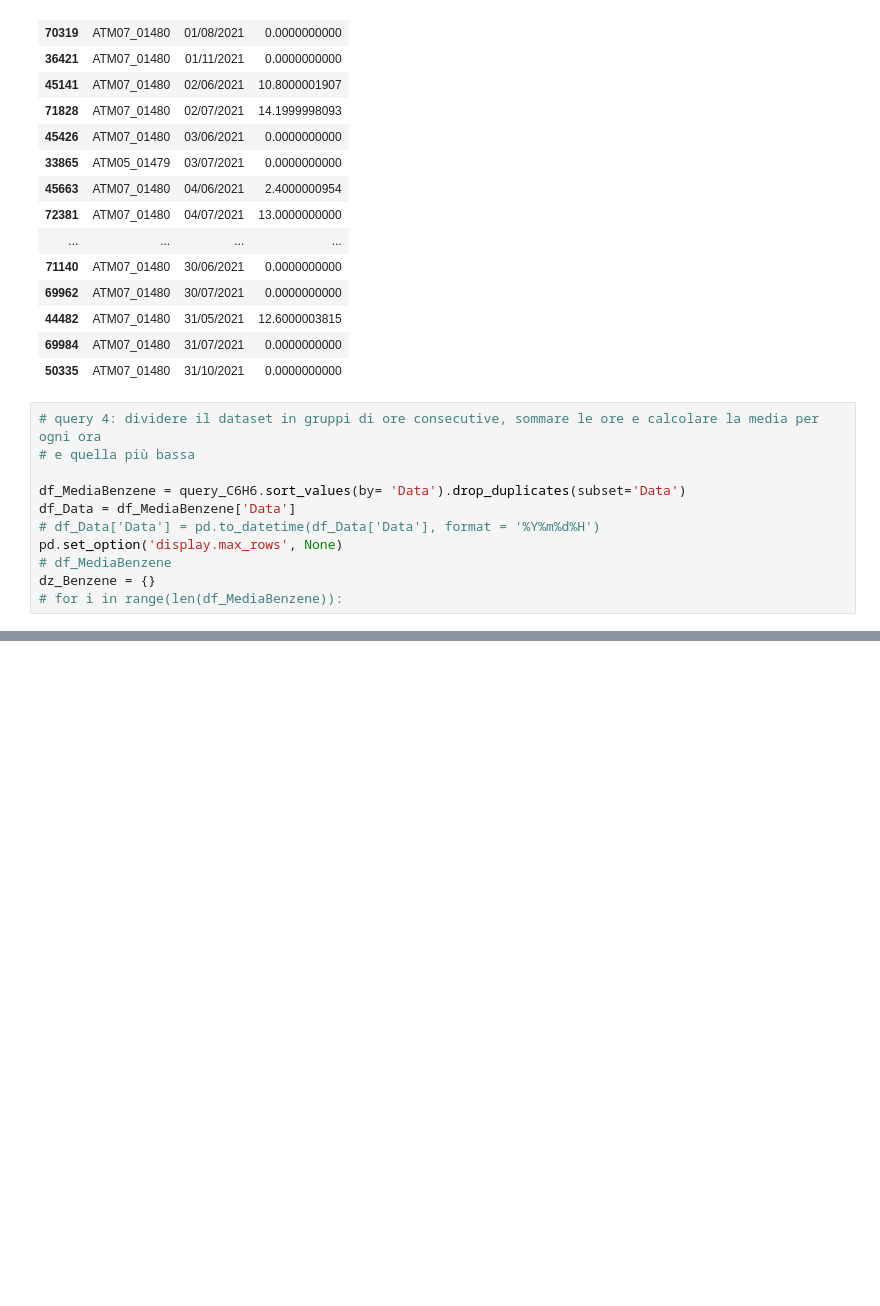
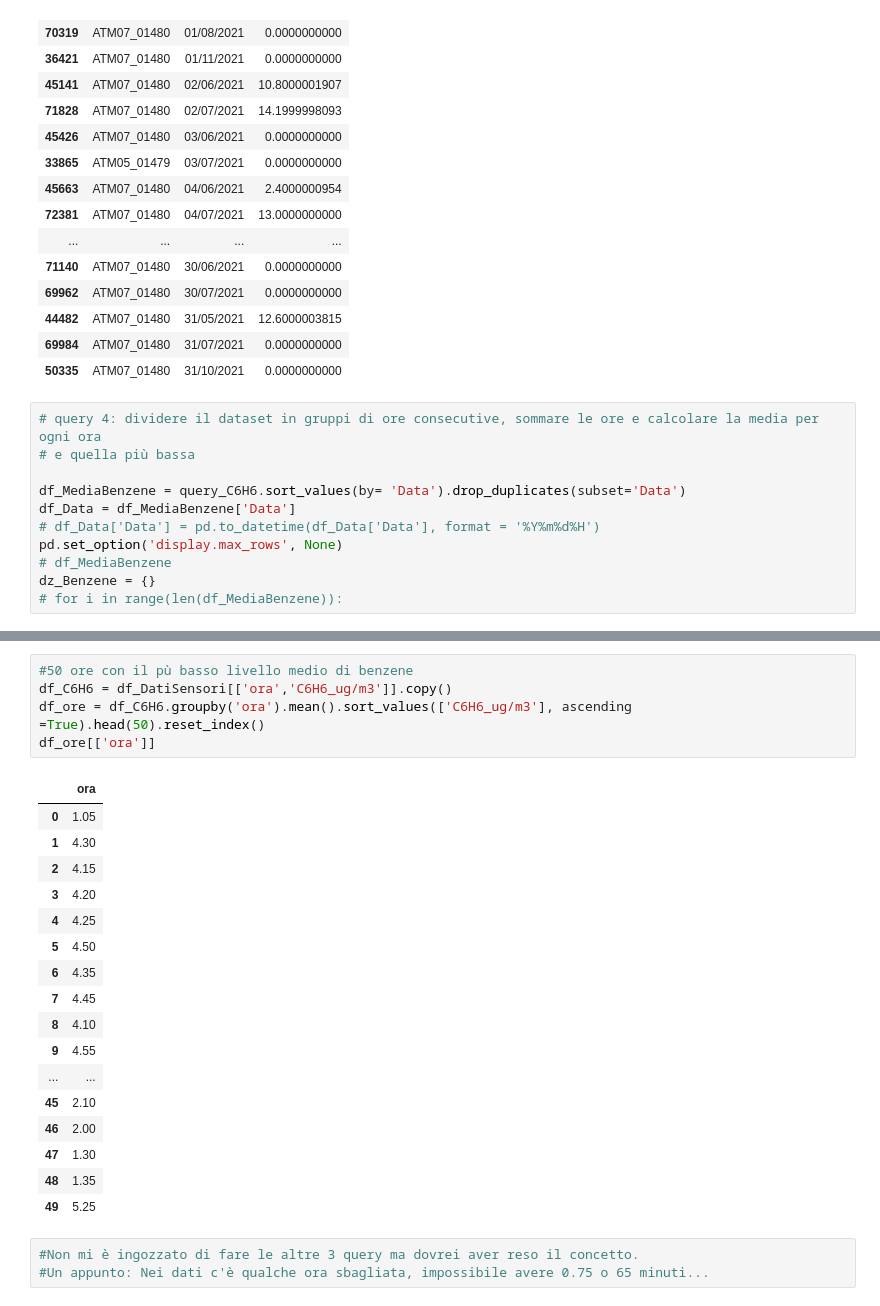
Before and after one commit to CH4nt014/Big-Data-project, a Jupyter notebook: ElaborazioneDati.ipynb, the cells around one changed output, grey strips where cells are left out. Drawn from its saved outputs; the diff is of its cells as text; blank space fills up the shorter version.

Commit message:
query3

```diff
--- a/ElaborazioneDati.ipynb
+++ b/ElaborazioneDati.ipynb
@@ -131,0 +156,26 @@ dz_Benzene = {}
+# %%
+#50 ore con il pù basso livello medio di benzene
+df_C6H6 = df_DatiSensori[['ora','C6H6_ug/m3']].copy()
+df_ore = df_C6H6.groupby('ora').mean().sort_values(['C6H6_ug/m3'], ascending =True).head(50).reset_index()
+df_ore[['ora']]
+# %% [output]
+|  | ora |
+| 0 | 1.05 |
+| 1 | 4.30 |
+| 2 | 4.15 |
+| 3 | 4.20 |
+| 4 | 4.25 |
+| 5 | 4.50 |
+| 6 | 4.35 |
+| 7 | 4.45 |
+| 8 | 4.10 |
+| 9 | 4.55 |
+| ... | ... |
+| 45 | 2.10 |
+| 46 | 2.00 |
+| 47 | 1.30 |
+| 48 | 1.35 |
+| 49 | 5.25 |
+# %%
+#Non mi è ingozzato di fare le altre 3 query ma dovrei aver reso il concetto.
+#Un appunto: Nei dati c'è qualche ora sbagliata, impossibile avere 0.75 o 65 minuti...
```
Also changed, not shown: parts of 2 cells of this notebook.
